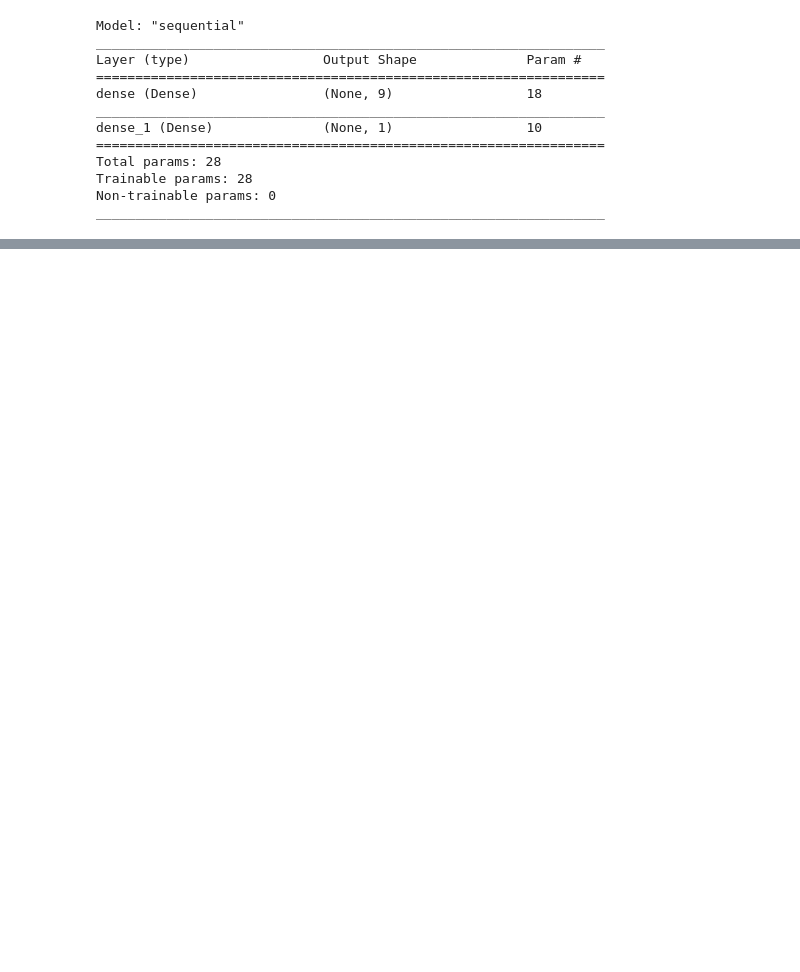
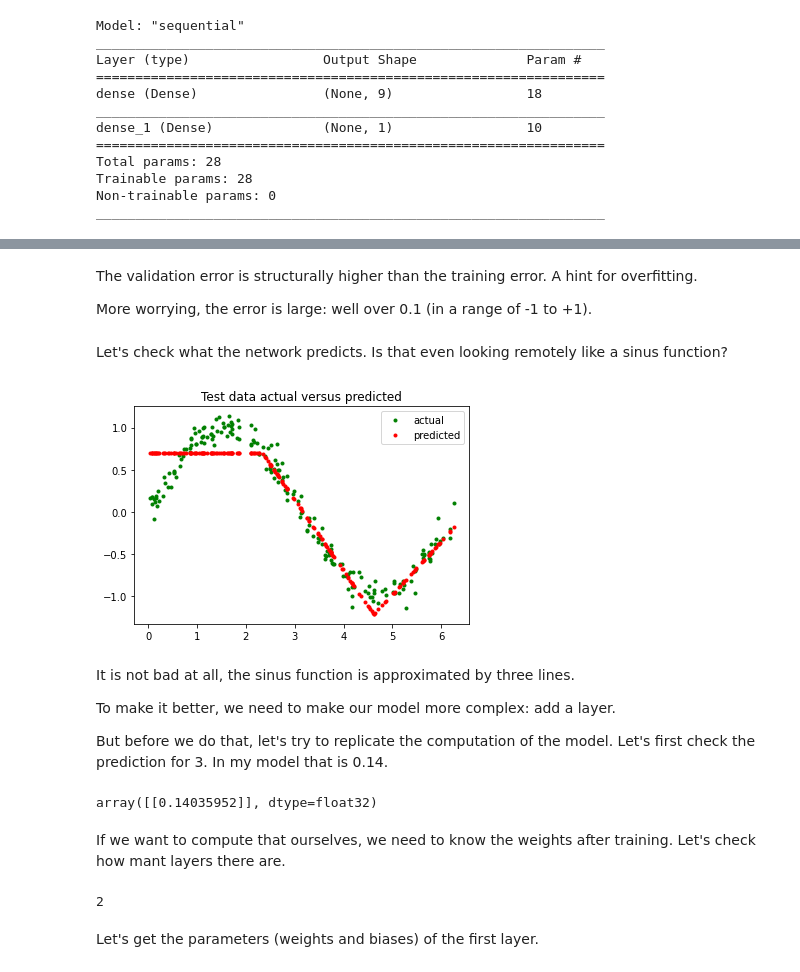
Before and after one commit to maarten-pennings/MachineLearning, a Jupyter notebook: sinus/sinus.ipynb, the cells around one changed output, grey strips where cells are left out. Cells and saved outputs as stored; diff of their text form; code cells hidden in the pictures; blank space fills up the shorter version.

```diff
--- a/sinus/sinus.ipynb
+++ b/sinus/sinus.ipynb
@@ -141,0 +243,33 @@ _________________________________________________________________
+# %% [markdown]
+The validation error is structurally higher than the training error. A hint for overfitting.
+
+More worrying, the error is large: well over 0.1 (in a range of -1 to +1).
+# %% [markdown]
+Let's check what the network predicts. Is that even looking remotely like a sinus function?
+# %%
+y_pred = model_1.predict(x_test)
+
+plt.plot( x_test, y_test, 'g.', label='actual')
+plt.plot( x_test, y_pred, 'r.', label='predicted')
+plt.title('Test data actual versus predicted')
+plt.legend();
+# %% [output]
+[figure, added]
+# %% [markdown]
+It is not bad at all, the sinus function is approximated by three lines.
+
+To make it better, we need to make our model more complex: add a layer.
+
+But before we do that, let's try to replicate the computation of the model. Let's first check the prediction for 3. In my model that is 0.14.
+# %%
+model_1.predict( [3.0] )
+# %% [output]
+array([[0.14035952]], dtype=float32)
+# %% [markdown]
+If we want to compute that ourselves, we need to know the weights after training. Let's check how mant layers there are.
+# %%
+len(model_1.layers)
+# %% [output]
+2
+# %% [markdown]
+Let's get the parameters (weights and biases) of the first layer.
```
Also changed, not shown: parts of 47 cells of this notebook, 1 other file.
